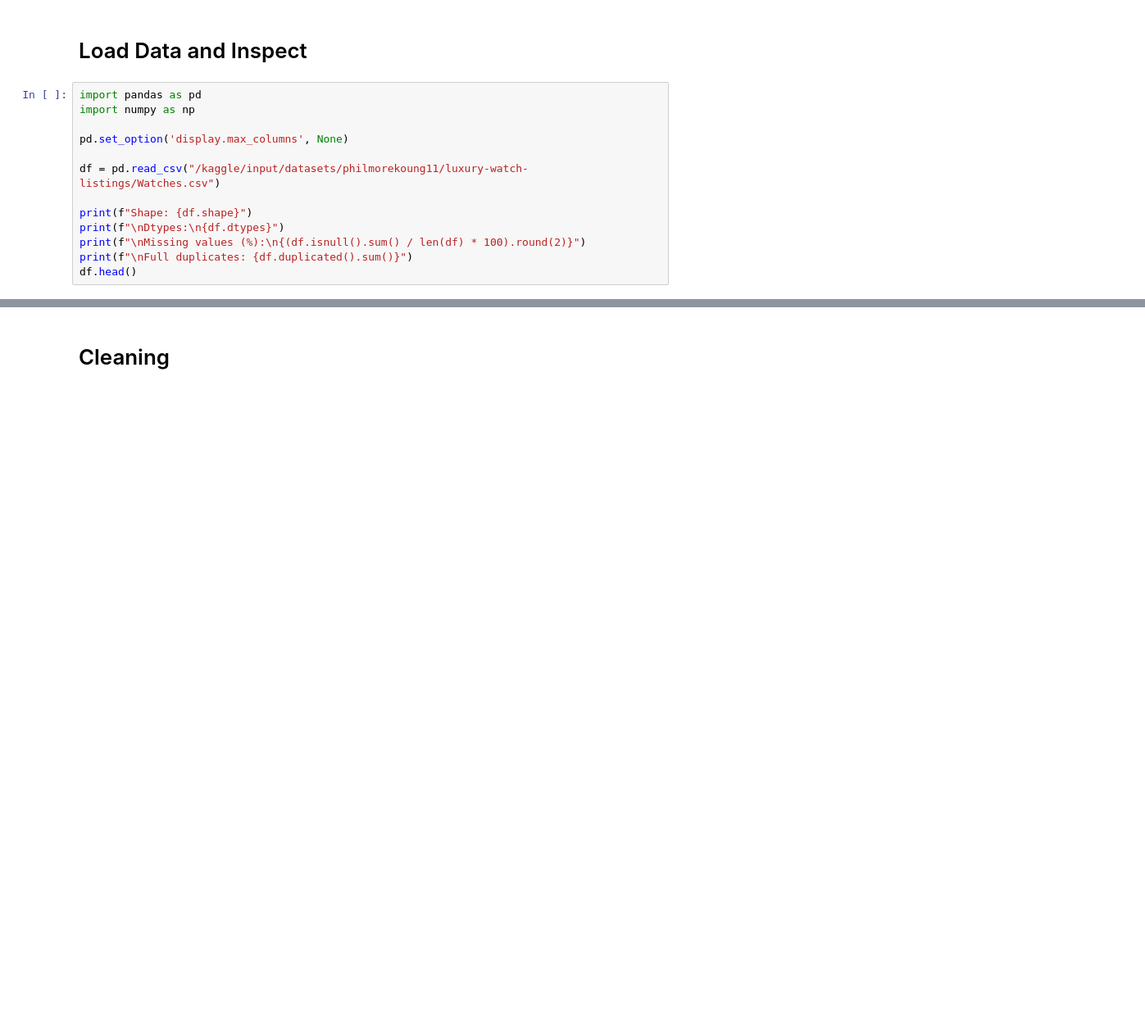
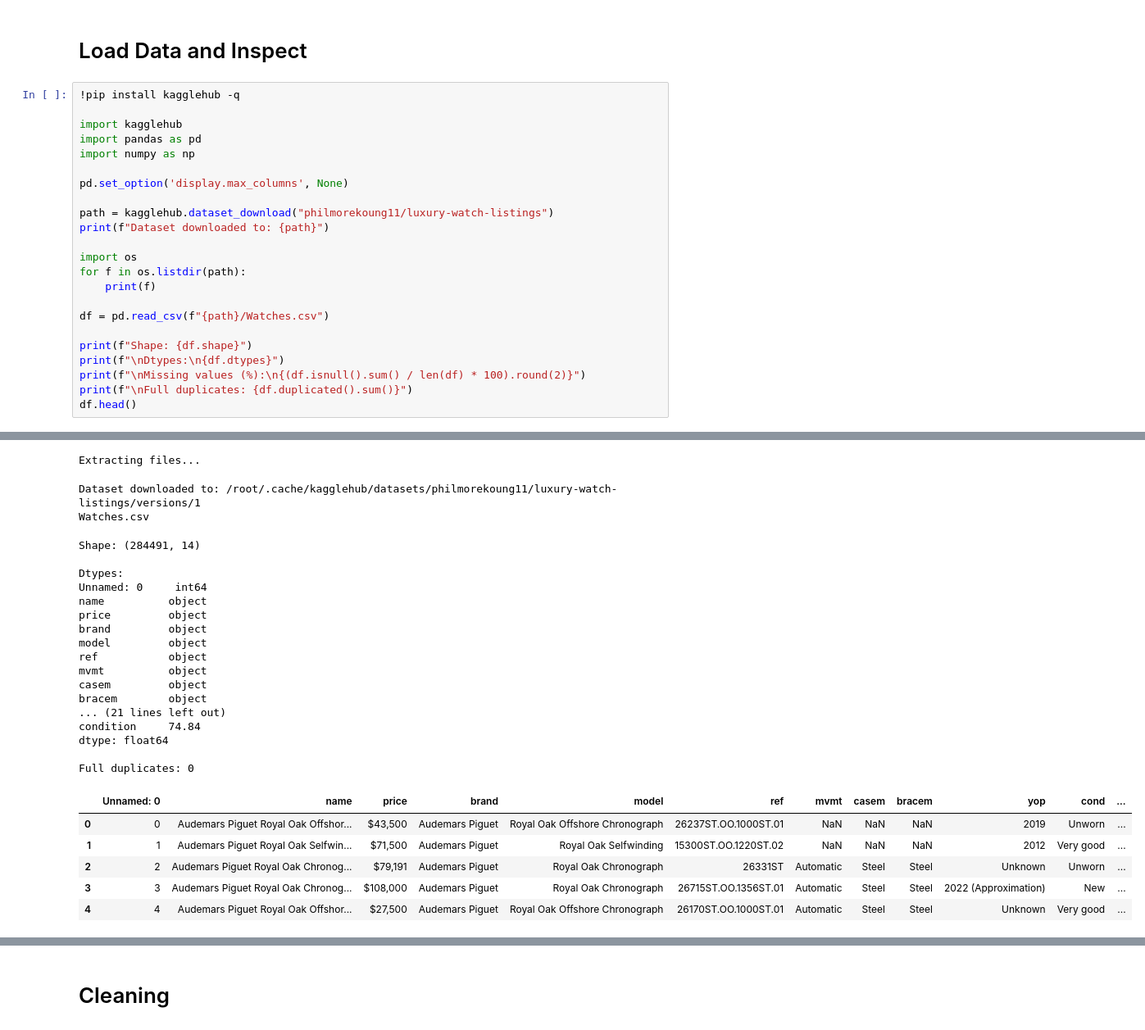
Before and after one commit to Glazochek/chrono24_price_prediction, a Jupyter notebook: notebooks/EDA.ipynb, the cells around one changed output, grey strips where cells are left out. Shown at 82% size. Drawn from its saved outputs; the diff is of its cells as text; blank space fills up the shorter version.

Commit message:
[Update] EDA version 2

```diff
--- a/notebooks/EDA.ipynb
+++ b/notebooks/EDA.ipynb
@@ -3,15 +3,26 @@
 # %% [markdown]
 # Load Data and Inspect
 # %%
+!pip install kagglehub -q
+
+import kagglehub
 import pandas as pd
 import numpy as np
 
 pd.set_option('display.max_columns', None)
 
-df = pd.read_csv("/kaggle/input/datasets/philmorekoung11/luxury-watch-listings/Watches.csv")
+path = kagglehub.dataset_download("philmorekoung11/luxury-watch-listings")
+print(f"Dataset downloaded to: {path}")
+
+import os
+for f in os.listdir(path):
+    print(f)
+
+df = pd.read_csv(f"{path}/Watches.csv")
 
 print(f"Shape: {df.shape}")
 print(f"\nDtypes:\n{df.dtypes}")
 print(f"\nMissing values (%):\n{(df.isnull().sum() / len(df) * 100).round(2)}")
 print(f"\nFull duplicates: {df.duplicated().sum()}")
 df.head()
+# %% [output]
@@ -18,3 +30,29 @@ df.head()
+Extracting files...
+Dataset downloaded to: /root/.cache/kagglehub/datasets/philmorekoung11/luxury-watch-listings/versions/1
+Watches.csv
+Shape: (284491, 14)
+
+Dtypes:
+Unnamed: 0     int64
+name          object
+price         object
+brand         object
+model         object
+ref           object
+mvmt          object
+casem         object
+bracem        object
+... (21 lines left out)
+condition     74.84
+dtype: float64
+
+Full duplicates: 0
+|  | Unnamed: 0 | name | price | brand | model | ref | mvmt | casem | bracem | yop | cond | ... |
+| 0 | 0 | Audemars Piguet Royal Oak Offshor... | $43,500 | Audemars Piguet | Royal Oak Offshore Chronograph | 26237ST.OO.1000ST.01 | NaN | NaN | NaN | 2019 | Unworn | ... |
+| 1 | 1 | Audemars Piguet Royal Oak Selfwin... | $71,500 | Audemars Piguet | Royal Oak Selfwinding | 15300ST.OO.1220ST.02 | NaN | NaN | NaN | 2012 | Very good | ... |
+| 2 | 2 | Audemars Piguet Royal Oak Chronog... | $79,191 | Audemars Piguet | Royal Oak Chronograph | 26331ST | Automatic | Steel | Steel | Unknown | Unworn | ... |
+| 3 | 3 | Audemars Piguet Royal Oak Chronog... | $108,000 | Audemars Piguet | Royal Oak Chronograph | 26715ST.OO.1356ST.01 | Automatic | Steel | Steel | 2022 (Approximation) | New | ... |
+| 4 | 4 | Audemars Piguet Royal Oak Offshor... | $27,500 | Audemars Piguet | Royal Oak Offshore Chronograph | 26170ST.OO.1000ST.01 | Automatic | Steel | Steel | Unknown | Very good | ... |
 # %%
 for col in df.columns:
     print(f"\n--- {col} ---")
```
Also changed, not shown: parts of 9 cells of this notebook.
